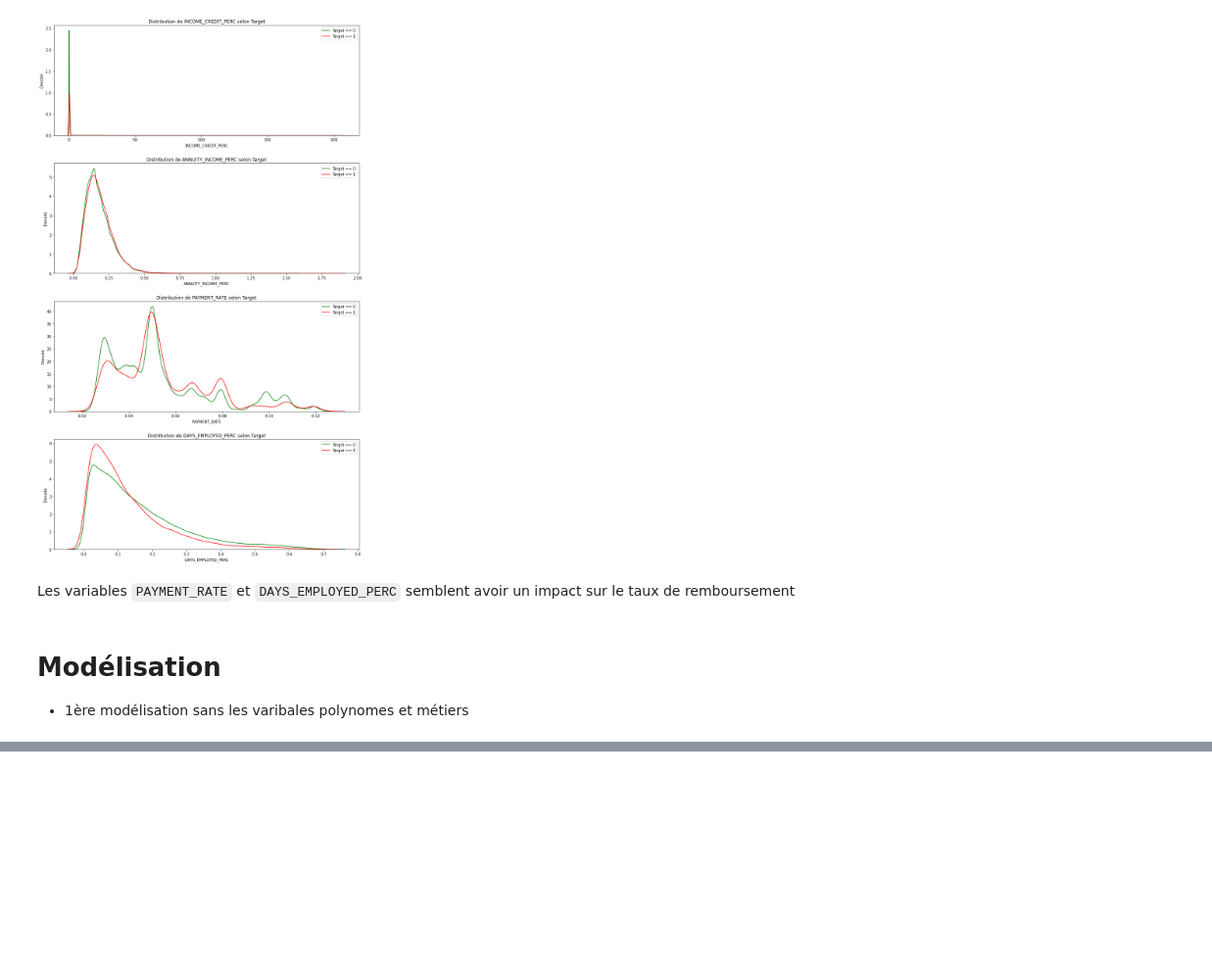
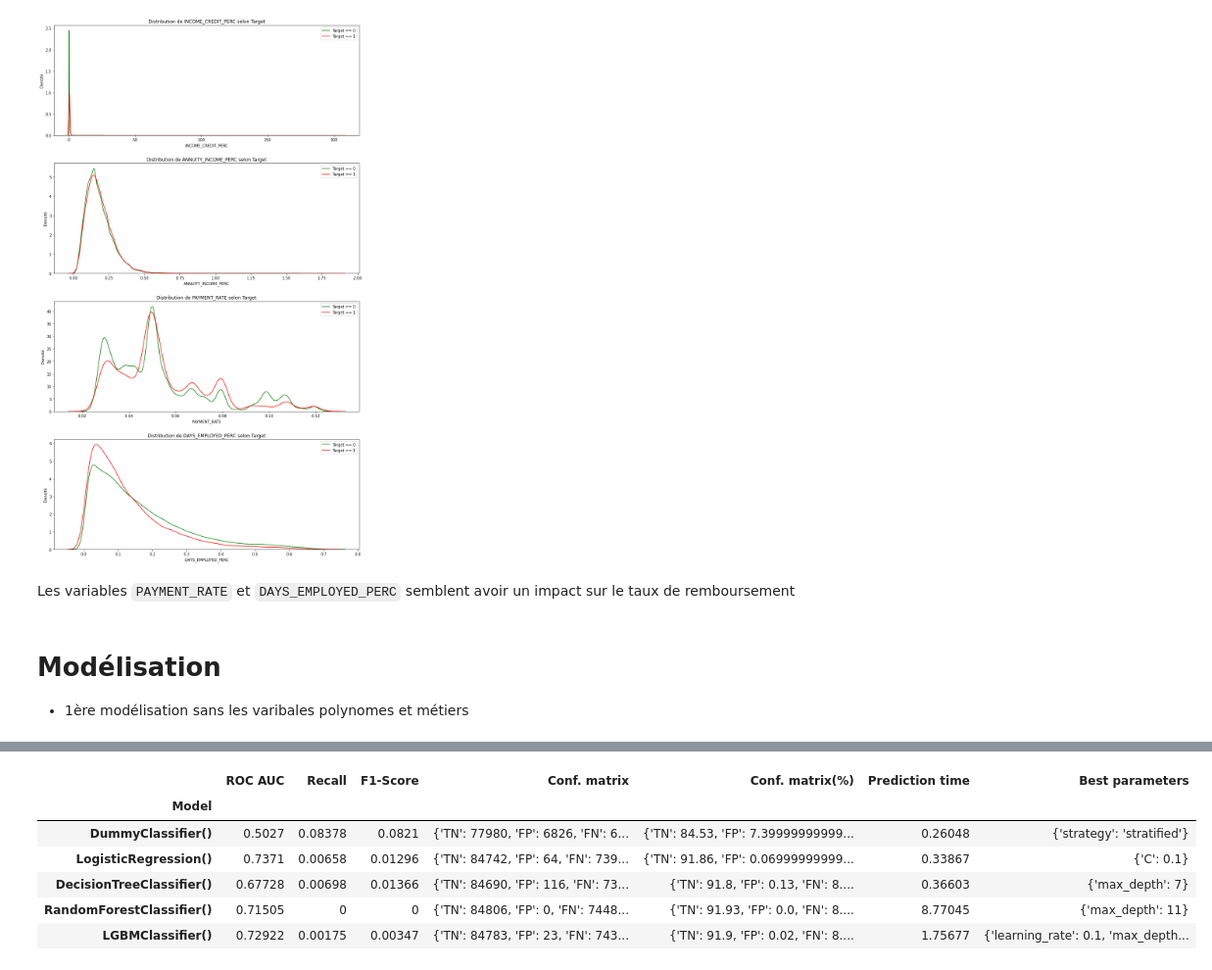
Before and after one commit to StevPav/OCR_Data_Scientist_P7, a Jupyter notebook: P7_01_notebook.ipynb, the cells around one changed output, grey strips where cells are left out. Shown at 98% size. Drawn from its saved outputs; the diff is of its cells as text; code cells hidden in the pictures; blank space fills up the shorter version.

Commit message:
1ère modélisation : toutes features

```diff
--- a/P7_01_notebook.ipynb
+++ b/P7_01_notebook.ipynb
@@ -529,0 +573,2 @@ Les variables `PAYMENT_RATE` et `DAYS_EMPLOYED_PERC` semblent avoir un impact su
+# %%
+recap_table = pd.DataFrame(columns = ['ROC AUC','Recall','F1-Score','Conf. matrix','Conf. matrix(%)','Prediction time','Best parameters']).rename_axis('Model')
@@ -529,0 +618,12 @@ Les variables `PAYMENT_RATE` et `DAYS_EMPLOYED_PERC` semblent avoir un impact su
+# %%
+#Résultats en gardant 90% de variance et toutes les features initiales
+recap_table_0=recap_table.copy()
+recap_table_0
+# %% [output]
+|  | ROC AUC | Recall | F1-Score | Conf. matrix | Conf. matrix(%) | Prediction time | Best parameters |
+| Model |  |  |  |  |  |  |  |
+| DummyClassifier() | 0.5027 | 0.08378 | 0.0821 | {'TN': 77980, 'FP': 6826, 'FN': 6... | {'TN': 84.53, 'FP': 7.39999999999... | 0.26048 | {'strategy': 'stratified'} |
+| LogisticRegression() | 0.7371 | 0.00658 | 0.01296 | {'TN': 84742, 'FP': 64, 'FN': 739... | {'TN': 91.86, 'FP': 0.06999999999... | 0.33867 | {'C': 0.1} |
+| DecisionTreeClassifier() | 0.67728 | 0.00698 | 0.01366 | {'TN': 84690, 'FP': 116, 'FN': 73... | {'TN': 91.8, 'FP': 0.13, 'FN': 8.... | 0.36603 | {'max_depth': 7} |
+| RandomForestClassifier() | 0.71505 | 0 | 0 | {'TN': 84806, 'FP': 0, 'FN': 7448... | {'TN': 91.93, 'FP': 0.0, 'FN': 8.... | 8.77045 | {'max_depth': 11} |
+| LGBMClassifier() | 0.72922 | 0.00175 | 0.00347 | {'TN': 84783, 'FP': 23, 'FN': 743... | {'TN': 91.9, 'FP': 0.02, 'FN': 8.... | 1.75677 | {'learning_rate': 0.1, 'max_depth... |
```
Also changed, not shown: parts of 18 cells of this notebook.
